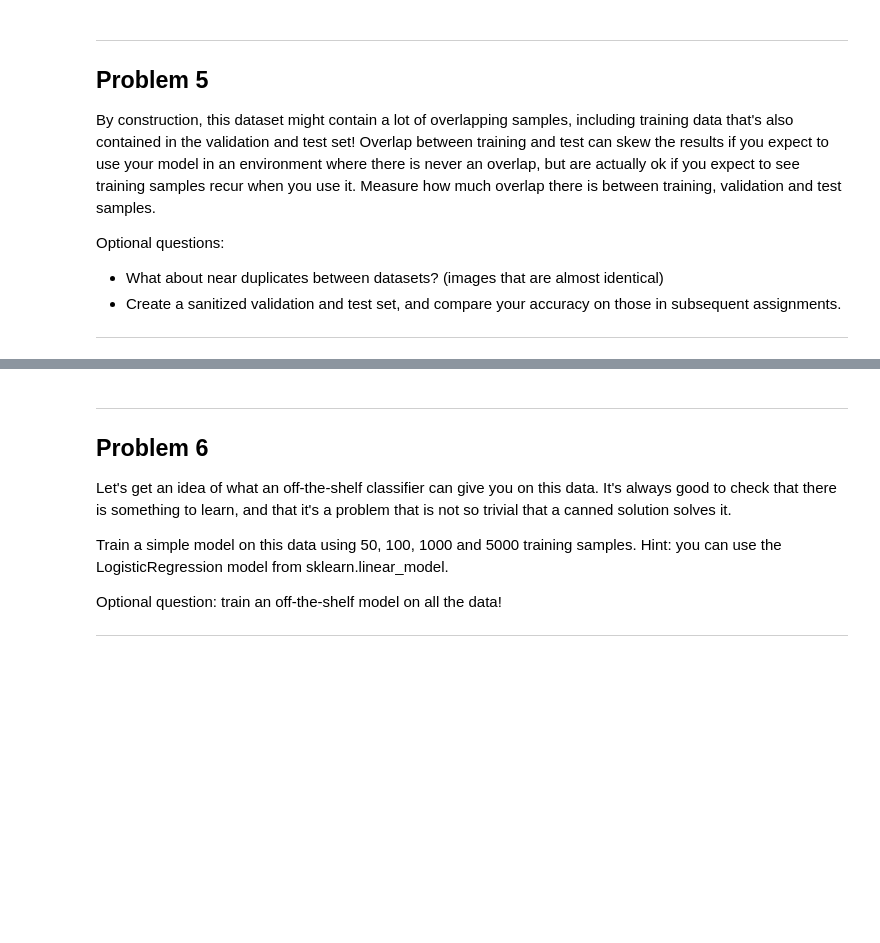
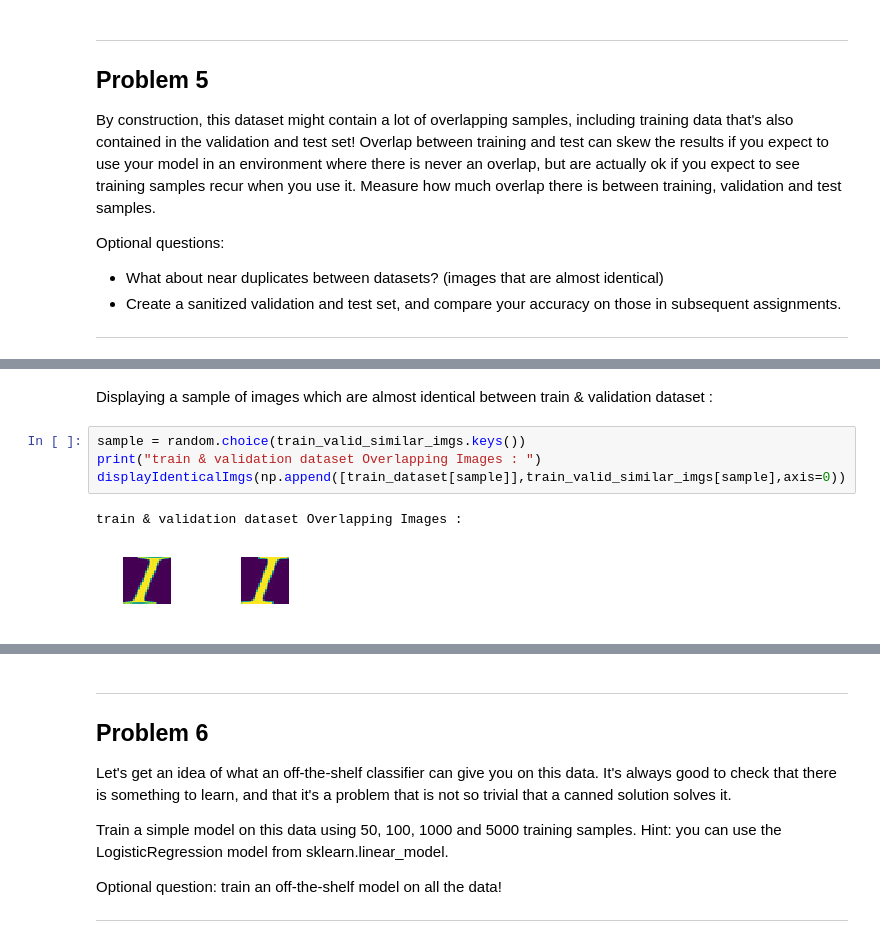
Before and after one commit to erfanMhi/Udacity-Deep-Learning-Assignment, a Jupyter notebook: 1_notmnist.ipynb, the cells around one changed output, grey strips where cells are left out. Cells and saved outputs as stored; diff of their text form; blank space fills up the shorter version.

```diff
--- a/1_notmnist.ipynb
+++ b/1_notmnist.ipynb
@@ -427,0 +479,9 @@ Optional questions:
+# %% [markdown]
+Displaying a sample of images which are almost identical between train & validation dataset :
+# %%
+sample = random.choice(train_valid_similar_imgs.keys())
+print("train & validation dataset Overlapping Images : ")
+displayIdenticalImgs(np.append([train_dataset[sample]],train_valid_similar_imgs[sample],axis=0))
+# %% [output]
+train & validation dataset Overlapping Images :
+[figure, added]
```
Also changed, not shown: parts of 39 cells of this notebook.
